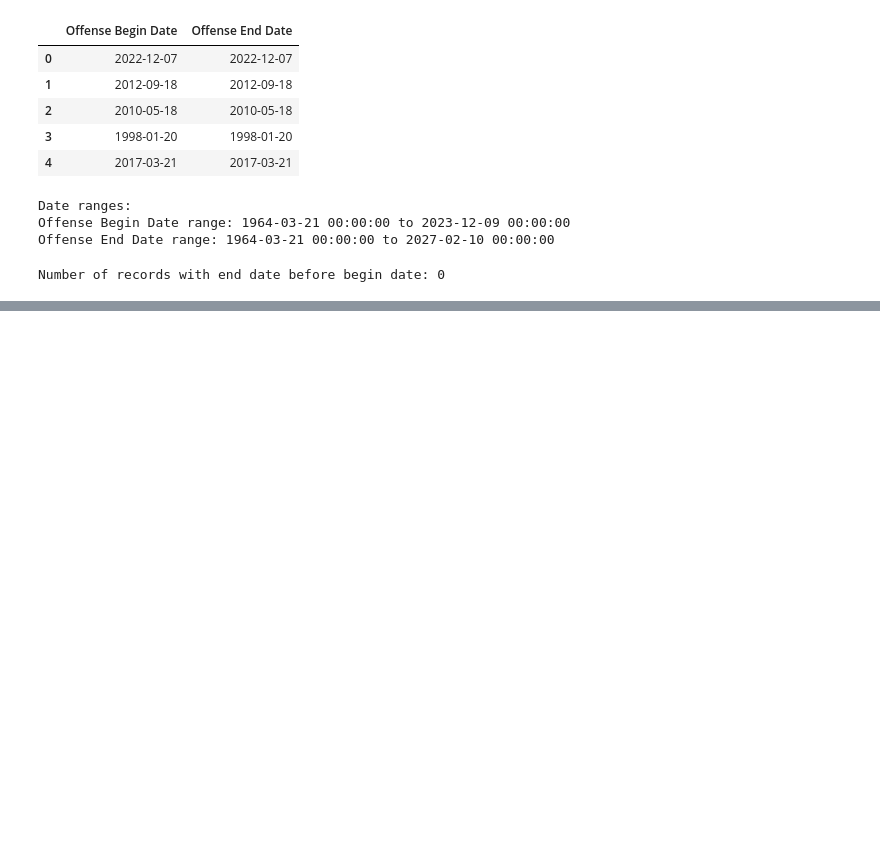
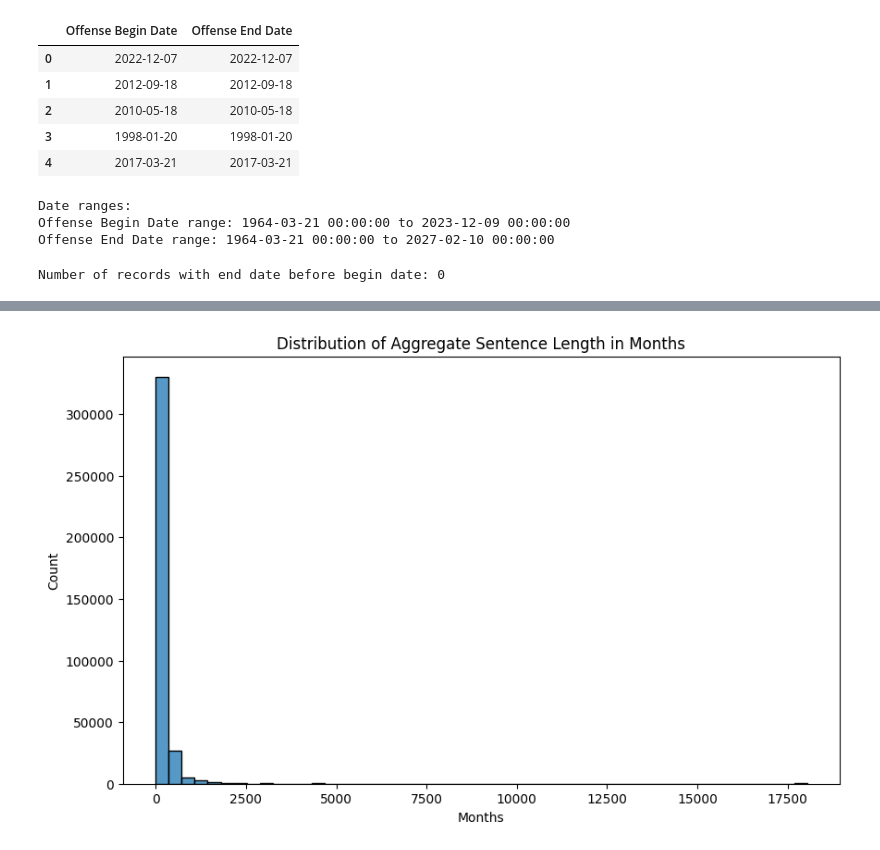
Before and after one commit to julia-epshtein/CS571, a Jupyter notebook: data_exploration_2.ipynb, the cells around one changed output, grey strips where cells are left out. Saved outputs shown, nothing was run; the diff lists cells and outputs as text; code cells hidden in the pictures; blank space fills up the shorter version.

Commit message:
Discovered issue. The sentence length is inaccurate and is based on the type of offense. Need a better way to filter

```diff
--- a/data_exploration_2.ipynb
+++ b/data_exploration_2.ipynb
@@ -119,0 +239,10 @@ Number of sentences greater than 190 years: 6893
+# %%
+# Visualize Sentence Length Distribution
+plt.figure(figsize=(10, 6))
+sns.histplot(current_commitments['Encoded Sentence'], bins=50)
+plt.title('Distribution of Aggregate Sentence Length in Months')
+plt.xlabel('Months')
+plt.ylabel('Count')
+plt.show()
+# %% [output]
+[figure, added]
```
Also changed, not shown: parts of 9 cells of this notebook.
